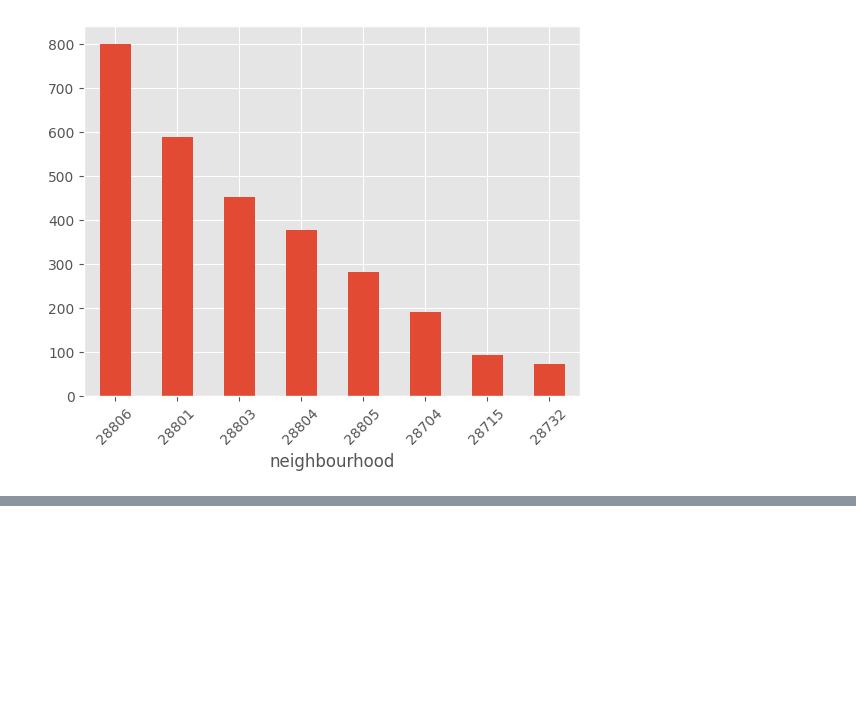
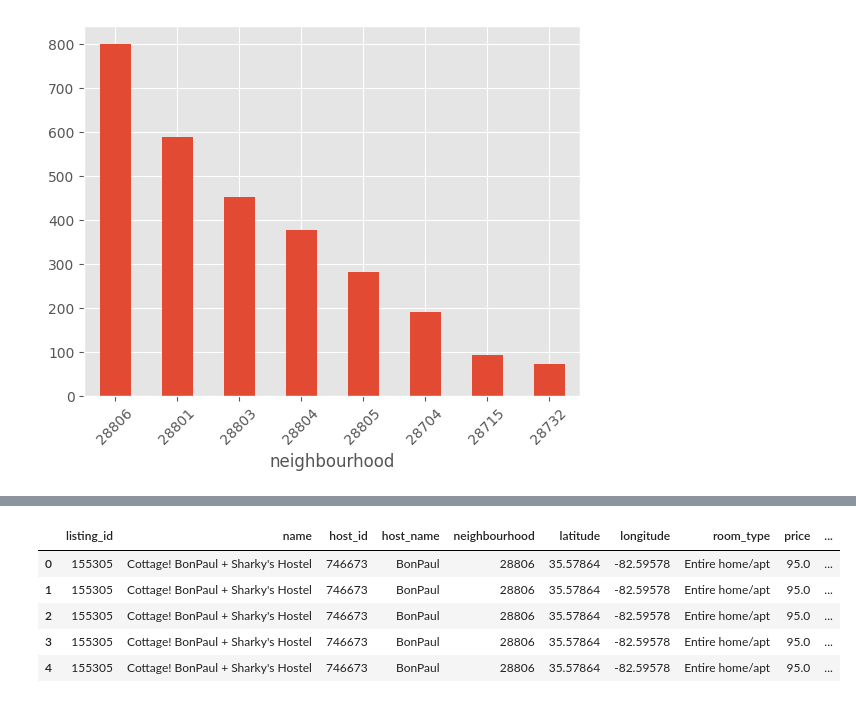
Before and after one commit to AndurilTheWise/airbnb_analysis, a Jupyter notebook: analysis.ipynb, the cells around one changed output, grey strips where cells are left out. Cells and saved outputs as stored; diff of their text form; code cells hidden in the pictures; blank space fills up the shorter version.

```diff
--- a/analysis.ipynb
+++ b/analysis.ipynb
@@ -431,0 +503,5 @@ recent_listings.groupby("neighbourhood").size().sort_values(ascending=False).plo
+# %%
+# Read the reviews data
+reviews = pd.read_csv("reviews.csv")
+
+reviews.head()
@@ -431,0 +535,6 @@ recent_listings.groupby("neighbourhood").size().sort_values(ascending=False).plo
+# %%
+# Convert the date column to the datetime type
+reviews["date"] = pd.to_datetime(reviews["date"])
+
+# Confirming changes
+reviews.dtypes
@@ -431,0 +572,17 @@ recent_listings.groupby("neighbourhood").size().sort_values(ascending=False).plo
+# %%
+# Merge the listings data with reviews before proceeding
+# Inner join to exclude listed facilities that ghave never been reviewed.
+full_data = (recent_listings.rename(columns= {"id" : "listing_id"})
+             .merge(reviews.rename(columns= {"date": "review_date"}),
+                    how="inner",
+                    on = "listing_id")
+            )
+
+full_data.head()
+# %% [output]
+|  | listing_id | name | host_id | host_name | neighbourhood | latitude | longitude | room_type | price | ... |
+| 0 | 155305 | Cottage! BonPaul + Sharky's Hostel | 746673 | BonPaul | 28806 | 35.57864 | -82.59578 | Entire home/apt | 95.0 | ... |
+| 1 | 155305 | Cottage! BonPaul + Sharky's Hostel | 746673 | BonPaul | 28806 | 35.57864 | -82.59578 | Entire home/apt | 95.0 | ... |
+| 2 | 155305 | Cottage! BonPaul + Sharky's Hostel | 746673 | BonPaul | 28806 | 35.57864 | -82.59578 | Entire home/apt | 95.0 | ... |
+| 3 | 155305 | Cottage! BonPaul + Sharky's Hostel | 746673 | BonPaul | 28806 | 35.57864 | -82.59578 | Entire home/apt | 95.0 | ... |
+| 4 | 155305 | Cottage! BonPaul + Sharky's Hostel | 746673 | BonPaul | 28806 | 35.57864 | -82.59578 | Entire home/apt | 95.0 | ... |
```
Also changed, not shown: parts of 35 cells of this notebook.
